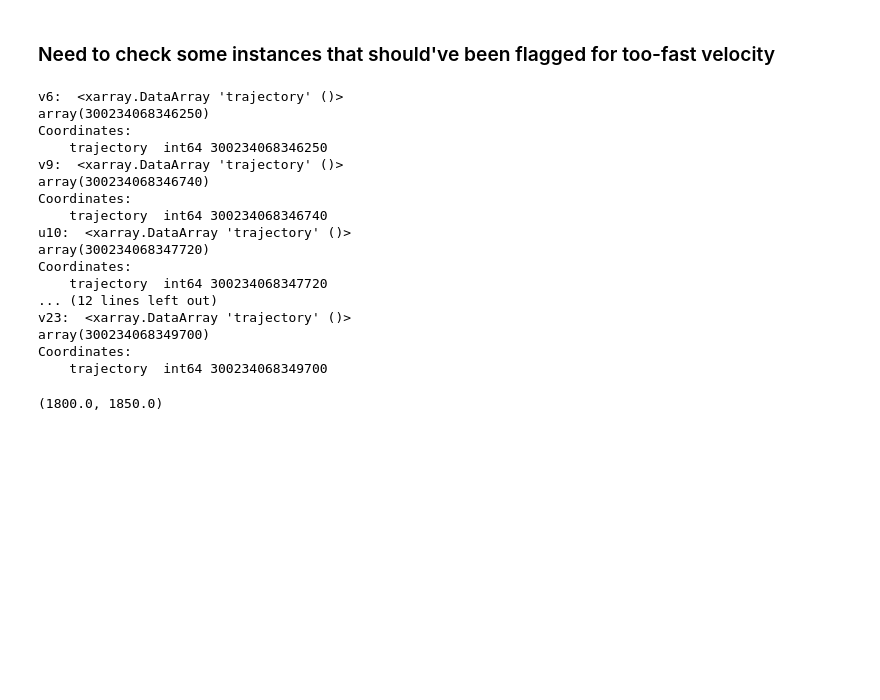
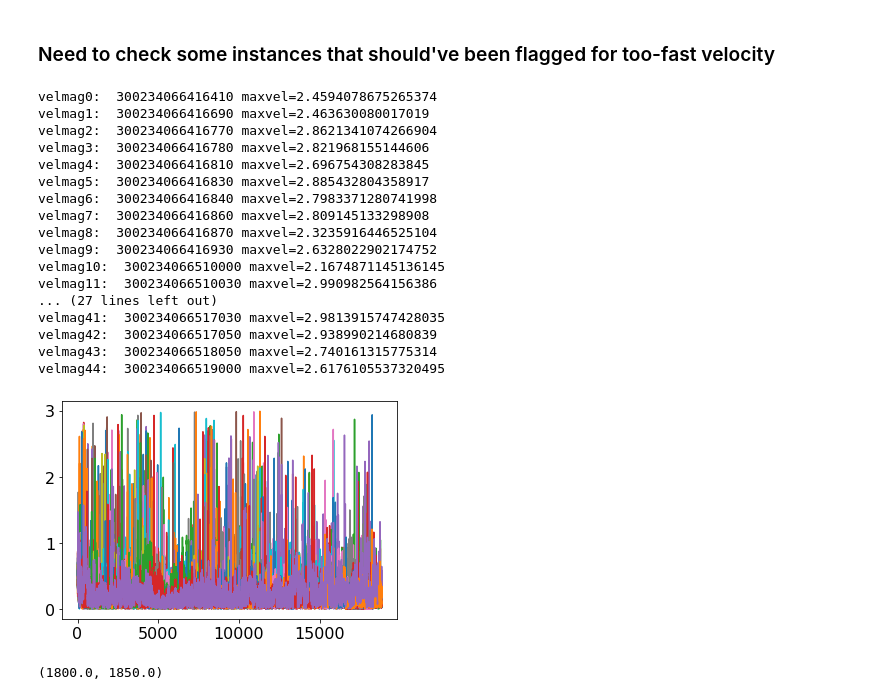
Before and after one commit to eleanorfrajka/drifters, a Jupyter notebook: 02-code/05-analyse_data.ipynb, the cells around one changed output. Drawn from its saved outputs; the diff is of its cells as text; code cells hidden in the pictures; blank space fills up the shorter version.

```diff
--- a/02-code/05-analyse_data.ipynb
+++ b/02-code/05-analyse_data.ipynb
@@ -80,31 +111,42 @@ for dnum in range(1,5):
 ### Need to check some instances that should've been flagged for too-fast velocity
 # %%
 for ddo in range(len(ds1['trajectory'])):
-    maxu = ds1.u[ddo,:].max()
-    maxv = ds1.v[ddo,:].max()
+#for ddo in range(6,7):
+    uvel1 = ds1.u[ddo,:].values
+    vvel1 = ds1.v[ddo,:].values
 
-    if maxu>2:
-        print('u'+str(ddo)+': ',str(ds1.trajectory[ddo]))
-    if maxv>2:
-        print('v'+str(ddo)+': ',str(ds1.trajectory[ddo]))
+    inan = np.where(~np.isnan(uvel1))
+
+    velmag = np.sqrt(np.square(uvel1)+np.square(vvel1))
+    plt.plot(velmag)
+
+    maxvel = velmag[inan].max()
+#    maxu = ds1.u[ddo,:].max()
+#    maxv = ds1.v[ddo,:].max()
+
+
+    if maxvel>2:
+        print('velmag'+str(ddo)+': ',str(ds1.trajectory[ddo].values)+
+              ' maxvel='+str(maxvel))
 # %% [output]
-v6:  <xarray.DataArray 'trajectory' ()>
-array(300234068346250)
-Coordinates:
-    trajectory  int64 300234068346250
-v9:  <xarray.DataArray 'trajectory' ()>
-array(300234068346740)
-Coordinates:
-    trajectory  int64 300234068346740
-u10:  <xarray.DataArray 'trajectory' ()>
-array(300234068347720)
-Coordinates:
-    trajectory  int64 300234068347720
-... (12 lines left out)
-v23:  <xarray.DataArray 'trajectory' ()>
-array(300234068349700)
-Coordinates:
-    trajectory  int64 300234068349700
+velmag0:  300234066416410 maxvel=2.4594078675265374
+velmag1:  300234066416690 maxvel=2.463630080017019
+velmag2:  300234066416770 maxvel=2.8621341074266904
+velmag3:  300234066416780 maxvel=2.821968155144606
+velmag4:  300234066416810 maxvel=2.696754308283845
+velmag5:  300234066416830 maxvel=2.885432804358917
+velmag6:  300234066416840 maxvel=2.7983371280741998
+velmag7:  300234066416860 maxvel=2.809145133298908
+velmag8:  300234066416870 maxvel=2.3235916446525104
+velmag9:  300234066416930 maxvel=2.6328022902174752
+velmag10:  300234066510000 maxvel=2.1674871145136145
+velmag11:  300234066510030 maxvel=2.990982564156386
+... (27 lines left out)
+velmag41:  300234066517030 maxvel=2.9813915747428035
+velmag42:  300234066517050 maxvel=2.938990214680839
+velmag43:  300234066518050 maxvel=2.740161315775314
+velmag44:  300234066519000 maxvel=2.6176105537320495
+[figure, added]
 # %%
 ddo=9
 plt.plot(ds1.lon[ddo,:],marker='o')
```
Also changed, not shown: parts of 4 cells of this notebook, 6 other files.
